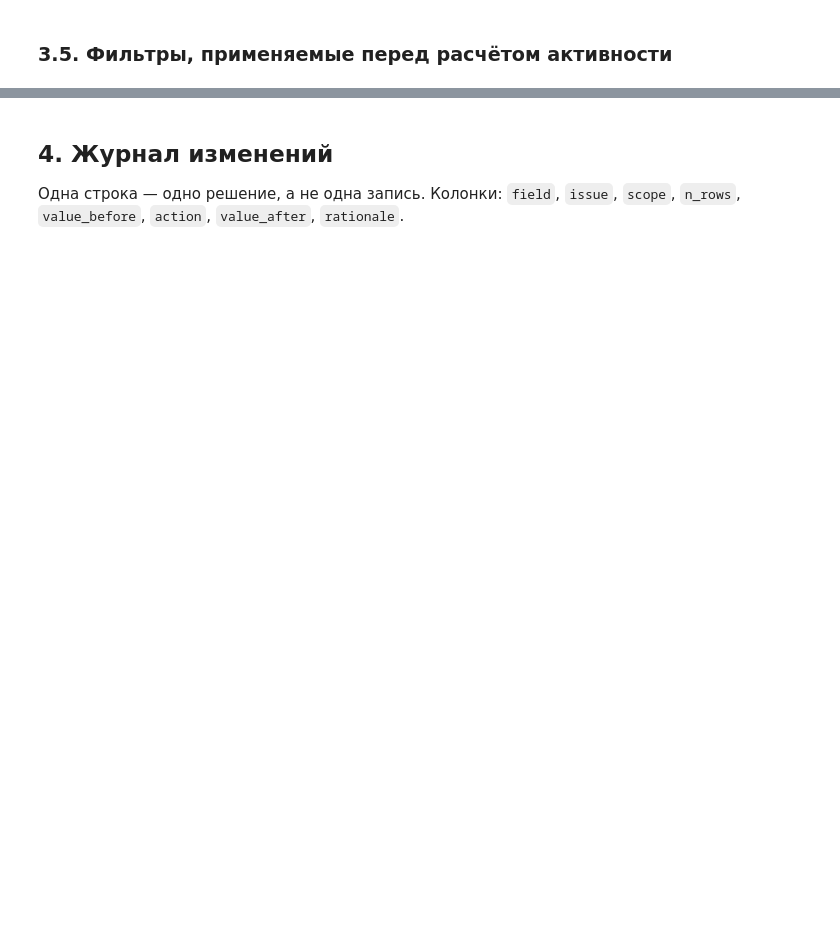
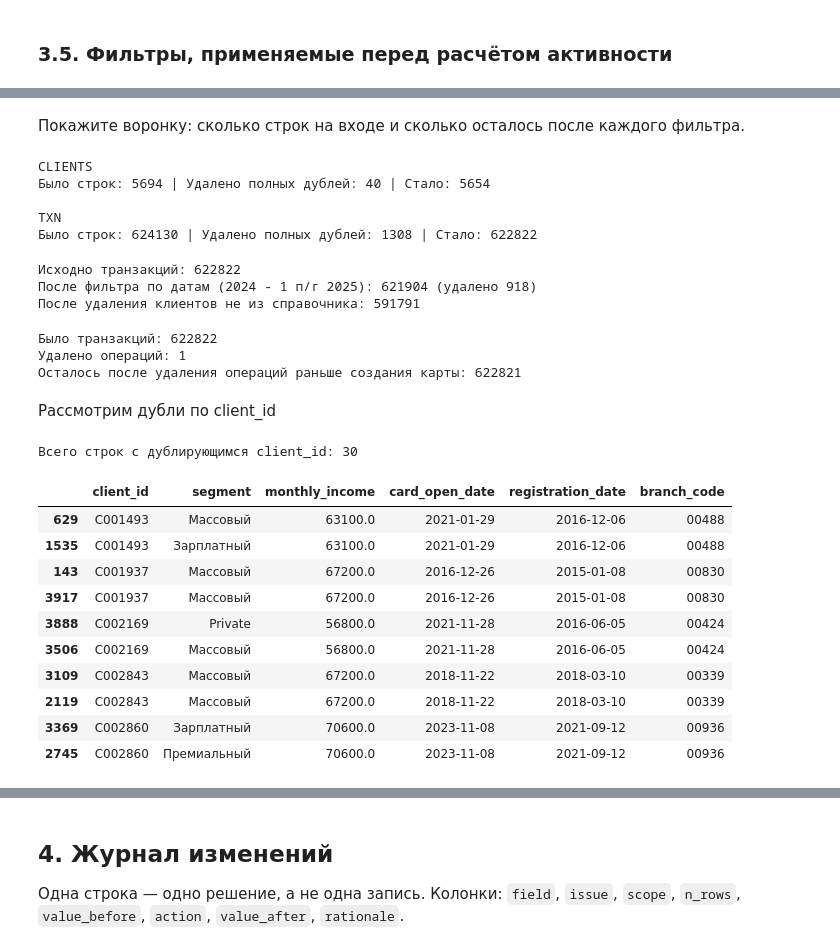
Before and after one commit to sonestos/Nikitenko_Sofya_Lab1, a Jupyter notebook: 01_analysis.ipynb, the cells around one changed output, grey strips where cells are left out. Drawn from its saved outputs; the diff is of its cells as text; code cells hidden in the pictures; blank space fills up the shorter version.

Commit message:
обработка выбросов и фильтрация

```diff
--- a/01_analysis.ipynb
+++ b/01_analysis.ipynb
@@ -585,0 +558,77 @@ clients['monthly_income'] = clients['monthly_income'].fillna(income_median_by_gr
+# %% [markdown]
+Покажите воронку: сколько строк на входе и сколько осталось после каждого фильтра.
+# %%
+rows_clients_before = len(clients)
+rows_txn_before = len(txn)
+
+clients = clients.drop_duplicates().reset_index(drop=True)
+txn = txn.drop_duplicates().reset_index(drop=True)
+
+deleted_clients = rows_clients_before - len(clients)
+deleted_txn = rows_txn_before - len(txn)
+
+print(f"CLIENTS ")
+print(f"Было строк: {rows_clients_before} | Удалено полных дублей: {deleted_clients} | Стало: {len(clients)}\n")
+
+print(f"TXN ")
+print(f"Было строк: {rows_txn_before} | Удалено полных дублей: {deleted_txn} | Стало: {len(txn)}")
+# %% [output]
+CLIENTS
+Было строк: 5694 | Удалено полных дублей: 40 | Стало: 5654
+
+TXN
+Было строк: 624130 | Удалено полных дублей: 1308 | Стало: 622822
+# %%
+print(f"Исходно транзакций: {len(txn)}")
+
+mask_period = (txn['txn_datetime'] >= '2024-01-01') & (txn['txn_datetime'] <= '2025-06-30')
+txn_filtered = txn[mask_period].copy()
+print(f"После фильтра по датам (2024 - 1 п/г 2025): {len(txn_filtered)} (удалено {len(txn) - len(txn_filtered)})")
+
+valid_clients = set(clients['client_id'])
+txn_filtered = txn_filtered[txn_filtered['client_id'].isin(valid_clients)]
+print(f"После удаления клиентов не из справочника: {len(txn_filtered)}")
+# %% [output]
+Исходно транзакций: 622822
+После фильтра по датам (2024 - 1 п/г 2025): 621904 (удалено 918)
+После удаления клиентов не из справочника: 591791
+# %%
+before = len(txn)
+print(f"Было транзакций: {before}")
+
+# Ищем и удаляем операции раньше открытия карты
+temp_check = txn[['txn_id', 'client_id', 'txn_datetime']].merge(
+    clients[['client_id', 'card_open_date']].drop_duplicates('client_id'),
+    on='client_id', how='inner'
+)
+
+bad_txn_ids = temp_check[temp_check['txn_datetime'] < temp_check['card_open_date']]['txn_id']
+
+txn = txn[~txn['txn_id'].isin(bad_txn_ids)].copy()
+
+print(f"Удалено операций: {len(bad_txn_ids)}")
+print(f"Осталось после удаления операций раньше создания карты: {len(txn)}")
+# %% [output]
+Было транзакций: 622822
+Удалено операций: 1
+Осталось после удаления операций раньше создания карты: 622821
+# %% [markdown]
+Рассмотрим дубли по client_id
+# %%
+dup_clients = clients[clients.duplicated(subset=['client_id'], keep=False)].sort_values('client_id')
+
+print(f"Всего строк с дублирующимся client_id: {len(dup_clients)}")
+display(dup_clients[['client_id', 'segment', 'monthly_income', 'card_open_date', 'registration_date', 'branch_code']].head(10))
+# %% [output]
+Всего строк с дублирующимся client_id: 30
+|  | client_id | segment | monthly_income | card_open_date | registration_date | branch_code |
+| 629 | C001493 | Массовый | 63100.0 | 2021-01-29 | 2016-12-06 | 00488 |
+| 1535 | C001493 | Зарплатный | 63100.0 | 2021-01-29 | 2016-12-06 | 00488 |
+| 143 | C001937 | Массовый | 67200.0 | 2016-12-26 | 2015-01-08 | 00830 |
+| 3917 | C001937 | Массовый | 67200.0 | 2016-12-26 | 2015-01-08 | 00830 |
+| 3888 | C002169 | Private | 56800.0 | 2021-11-28 | 2016-06-05 | 00424 |
+| 3506 | C002169 | Массовый | 56800.0 | 2021-11-28 | 2016-06-05 | 00424 |
+| 3109 | C002843 | Массовый | 67200.0 | 2018-11-22 | 2018-03-10 | 00339 |
+| 2119 | C002843 | Массовый | 67200.0 | 2018-11-22 | 2018-03-10 | 00339 |
+| 3369 | C002860 | Зарплатный | 70600.0 | 2023-11-08 | 2021-09-12 | 00936 |
+| 2745 | C002860 | Премиальный | 70600.0 | 2023-11-08 | 2021-09-12 | 00936 |
```
Also changed, not shown: parts of 32 cells of this notebook.
